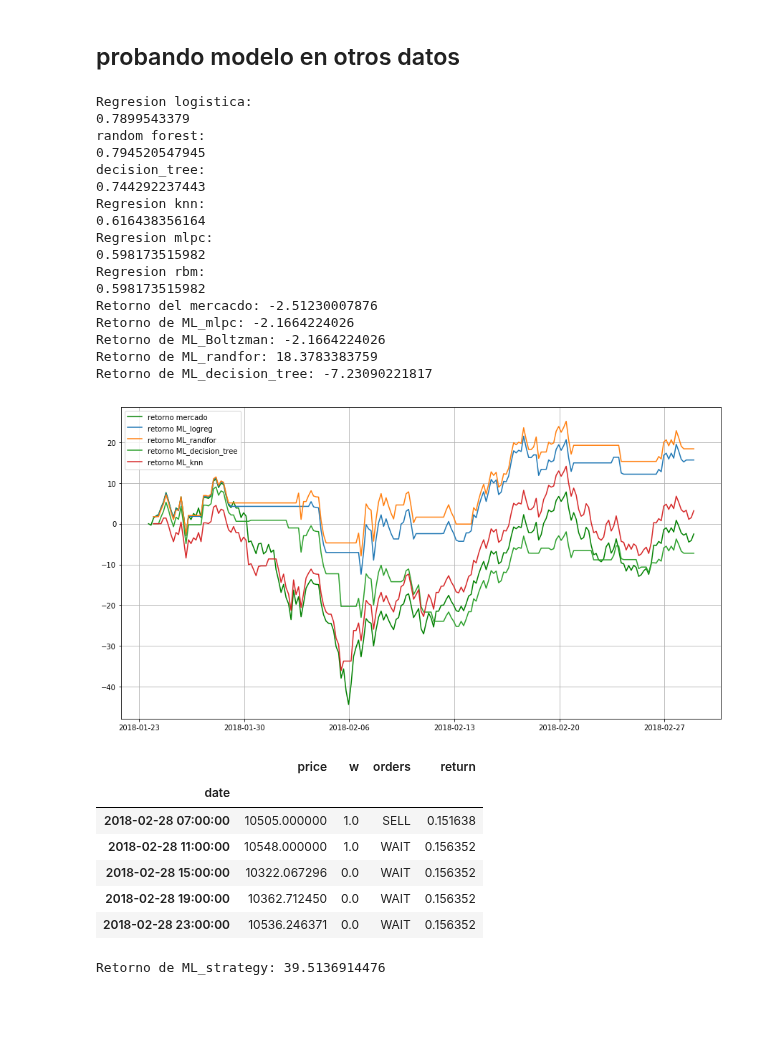
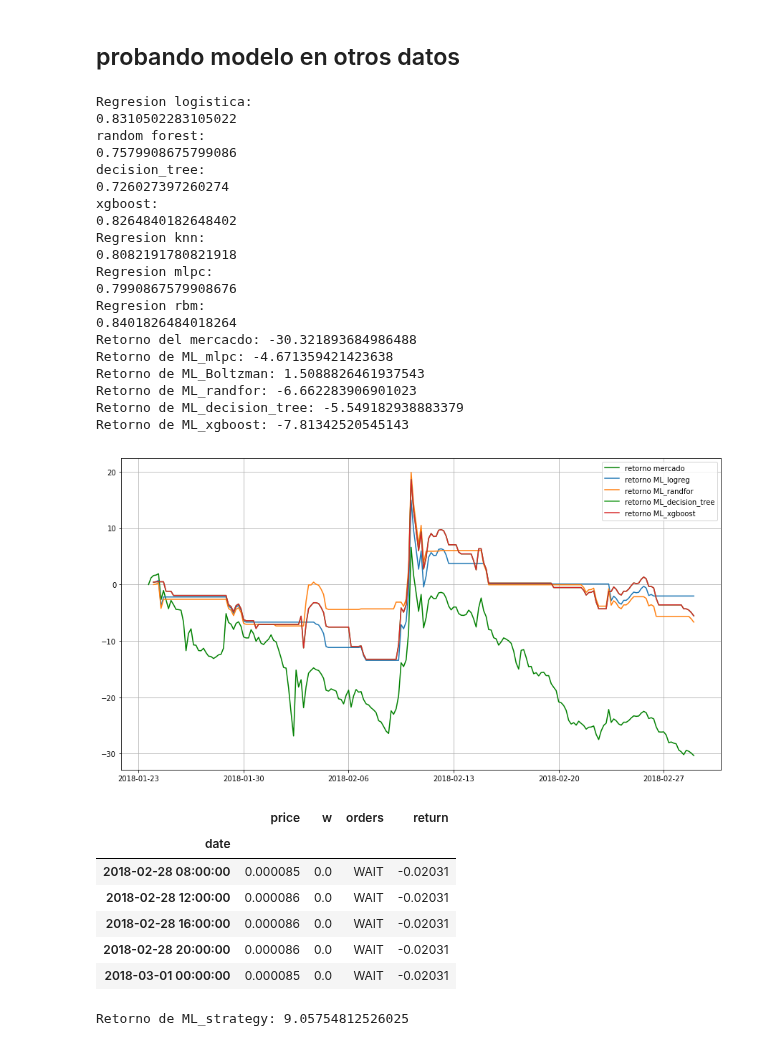
Before and after one commit to ADCryptoSolutions/adcb, a Jupyter notebook: ML strategy.ipynb, the cells around one changed output. Cells and saved outputs as stored; diff of their text form; code cells hidden in the pictures; blank space fills up the shorter version.

Commit message:
se agrega modelo con xgboost en notebook

```diff
--- a/ML strategy.ipynb
+++ b/ML strategy.ipynb
@@ -10,7 +10,7 @@ import numpy as np
 plt.rcParams['figure.figsize'] = 15, 8
 
 # trayendo y preparando datos
-df  = prepareData(pair="USDT_BTC",
+df  = prepareData(pair="BTC_XRP",
                   start=string2ts("2017-07-01 00:00:00"),
                   end=string2ts("2018-03-01 00:00:00"),
                   period=3600*4)
@@ -215,11 +221,13 @@ ImportError: No module named xgboost
 # %%
 # random forests
 random_forest = RandomForestClassifier(n_estimators=10)
-
 random_forest.fit(train[features],train["ideal_w"])
 
 #DecisionTreeClassifier
 decision_tree = DecisionTreeClassifier(max_depth=16)
+decision_tree.fit(train[features],train["ideal_w"])
 
-decision_tree.fit(train[features],train["ideal_w"])
+#XGBoost
+xgb = XGBClassifier()
+xgb.fit(train[features],train["ideal_w"])
 # %% [output]
@@ -295,6 +303,17 @@ w62 = pd.DataFrame(data={"w":w_pred22,"price":test["close"]})
 w62["orders"] = orders(w62["w"])
 w62["w"] = w62["w"].shift(1)
 relativeReturn62, v62 = profit(w62)
+
+# decision xgboost
+print "xgboost:"
+w_pred23 = xgb.predict(test[features])
+#print "decision_tree:",decision_tree.score(train[features],train["ideal_w"])
+print accuracy_score(test["ideal_w"], w_pred23)
+
+w63 = pd.DataFrame(data={"w":w_pred23,"price":test["close"]})
+w63["orders"] = orders(w63["w"])
+w63["w"] = w63["w"].shift(1)
+relativeReturn63, v63 = profit(w63)
 
 # knn
 print "Regresion knn:"
@@ -336,56 +355,61 @@ print 'Retorno de SMA13 VS EMA5: %s'%(relativeReturnTest*100)
 print 'Retorno de Precio VS SMA20: %s'%(relativeReturn3Test*100)
 print 'Retorno de Precio VS EMA5: %s'%(relativeReturn2Test*100)
 print 'Retorno de ML_logreg: %s'%(relativeReturn5*100)
 print 'Retorno de ML_randfor: %s'%(relativeReturn6*100)
 print 'Retorno de ML_knn: %s'%(relativeReturn7*100)
 """
 print 'Retorno de ML_mlpc: %s'%(relativeReturn8*100)
 print 'Retorno de ML_Boltzman: %s'%(relativeReturn9*100)
 print 'Retorno de ML_randfor: %s'%(relativeReturn6*100)
 print 'Retorno de ML_decision_tree: %s'%(relativeReturn62*100)
+print 'Retorno de ML_xgboost: %s'%(relativeReturn63*100)
 
 plt.plot(df.index[int(len(data)*per):],cum_return2*100,'g', label='retorno mercado')
 #plt.plot(df.index[int(len(data)*per):],vTest*100,'y',label='retorno EMA_5vsSMA_13')
 #plt.plot(df.index[int(len(data)*per):],v3Test*100,'b',label='retorno SMA_20')
 #plt.plot(df.index[int(len(data)*per):],v2Test*100,'r',label='retorno EMA_5')
 plt.plot(df.index[int(len(data)*per):],v5*100,label='retorno ML_logreg')
 plt.plot(df.index[int(len(data)*per):],v6*100,label='retorno ML_randfor')
 plt.plot(df.index[int(len(data)*per):],v62*100,label='retorno ML_decision_tree')
-plt.plot(df.index[int(len(data)*per):],v7*100,label='retorno ML_knn')
+plt.plot(df.index[int(len(data)*per):],v62*100,label='retorno ML_xgboost')
+#plt.plot(df.index[int(len(data)*per):],v7*100,label='retorno ML_knn')
 #plt.plot(df.index[int(len(data)*per):],v8*100,label='retorno ML_mlcp')
 #plt.plot(df.index[int(len(data)*per):],v9*100,label='retorno ML_Botzman')
 
 plt.legend(loc='best')
 plt.grid()
 # %% [output]
 Regresion logistica:
-0.7899543379
+0.8310502283105022
 random forest:
-0.794520547945
+0.7579908675799086
 decision_tree:
-0.744292237443
+0.726027397260274
+xgboost:
+0.8264840182648402
 Regresion knn:
-0.616438356164
+0.8082191780821918
 Regresion mlpc:
-0.598173515982
+0.7990867579908676
 Regresion rbm:
-0.598173515982
-Retorno del mercacdo: -2.51230007876
-Retorno de ML_mlpc: -2.1664224026
-Retorno de ML_Boltzman: -2.1664224026
-Retorno de ML_randfor: 18.3783383759
-Retorno de ML_decision_tree: -7.23090221817
+0.8401826484018264
+Retorno del mercacdo: -30.321893684986488
+Retorno de ML_mlpc: -4.671359421423638
+Retorno de ML_Boltzman: 1.5088826461937543
+Retorno de ML_randfor: -6.662283906901023
+Retorno de ML_decision_tree: -5.549182938883379
+Retorno de ML_xgboost: -7.81342520545143
-[figure, old version]
+[figure, new version]
 # %%
 w5.tail()
 # %% [output]
 |  | price | w | orders | return |
 | date |  |  |  |  |
-| 2018-02-28 07:00:00 | 10505.000000 | 1.0 | SELL | 0.151638 |
-| 2018-02-28 11:00:00 | 10548.000000 | 1.0 | WAIT | 0.156352 |
-| 2018-02-28 15:00:00 | 10322.067296 | 0.0 | WAIT | 0.156352 |
-| 2018-02-28 19:00:00 | 10362.712450 | 0.0 | WAIT | 0.156352 |
-| 2018-02-28 23:00:00 | 10536.246371 | 0.0 | WAIT | 0.156352 |
+| 2018-02-28 08:00:00 | 0.000085 | 0.0 | WAIT | -0.02031 |
+| 2018-02-28 12:00:00 | 0.000086 | 0.0 | WAIT | -0.02031 |
+| 2018-02-28 16:00:00 | 0.000086 | 0.0 | WAIT | -0.02031 |
+| 2018-02-28 20:00:00 | 0.000086 | 0.0 | WAIT | -0.02031 |
+| 2018-03-01 00:00:00 | 0.000085 | 0.0 | WAIT | -0.02031 |
 # %%
 from strategy import ml_logreg
 
@@ -400,7 +424,7 @@ relativeReturn6, v6 = profit(w_logreg)
 
 print 'Retorno de ML_strategy: %s'%(relativeReturn6*100)
 # %% [output]
-Retorno de ML_strategy: 39.5136914476
+Retorno de ML_strategy: 9.05754812526025
 # %%
 from indicators import rsi
 
```
Also changed, not shown: parts of 7 cells of this notebook.
